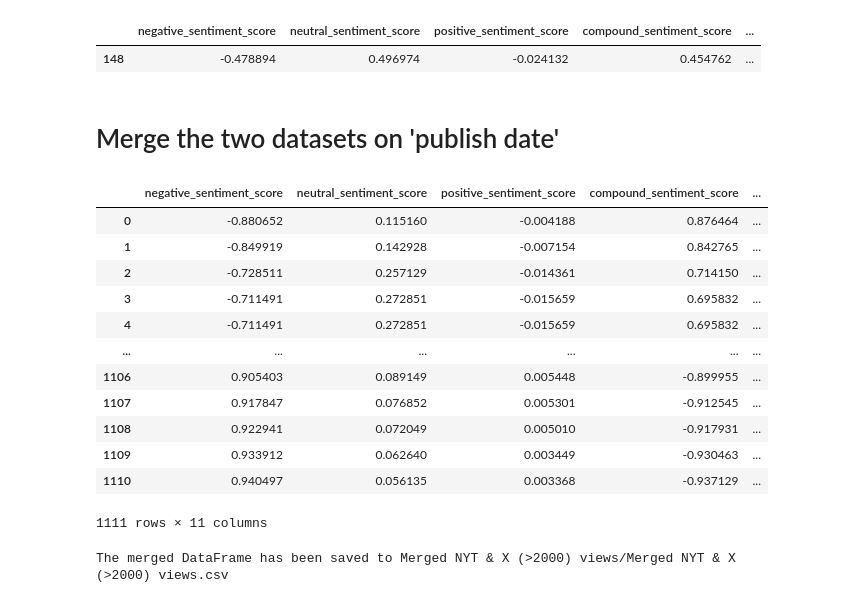
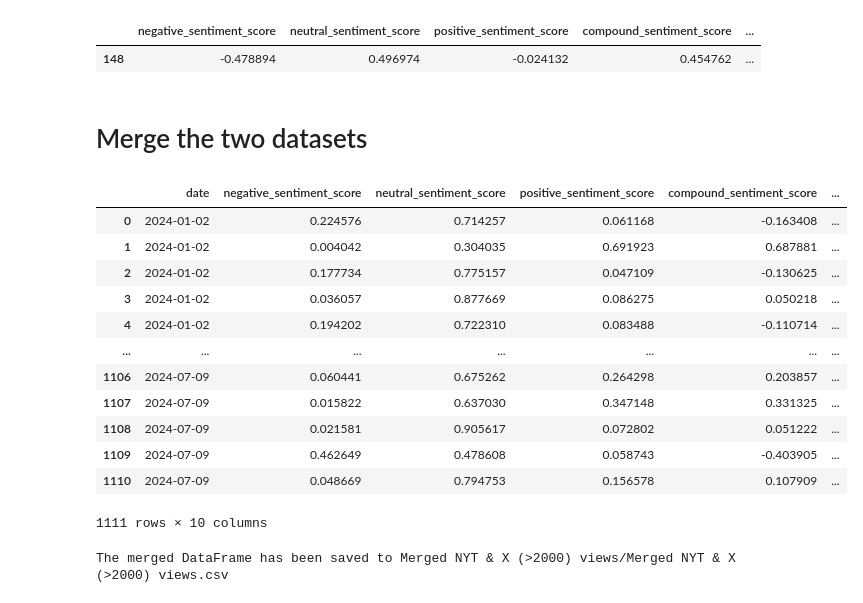
Before and after one commit to StasyChernyshov/Sentiment-Analysis, a Jupyter notebook: Feature Engineering/Feature Engineering 3 - merging NYT & X.ipynb, the cells around one changed output. Saved outputs shown, nothing was run; the diff lists cells and outputs as text; code cells hidden in the pictures.

```diff
--- a/Feature Engineering/Feature Engineering 3 - merging NYT & X.ipynb
+++ b/Feature Engineering/Feature Engineering 3 - merging NYT & X.ipynb
@@ -48,12 +48,12 @@ NYT_articles.head(1)
 # %%
 # Convert 'tweet.created_at' to datetime and create 'publish date' column
 X_articles['tweet.created_at'] = pd.to_datetime(X_articles['tweet.created_at'])
-X_articles['publish date'] = X_articles['tweet.created_at'].dt.date
+X_articles['date'] = X_articles['tweet.created_at'].dt.date
 
 # Rearrange the columns so that 'publish date' comes before 'tweet.created_at'
 cols = list(X_articles.columns)
 created_at_index = cols.index('tweet.created_at')
-cols.insert(created_at_index, cols.pop(cols.index('publish date')))
+cols.insert(created_at_index, cols.pop(cols.index('date')))
 X_articles = X_articles[cols]
 
 # Convert 'tweet.created_at' to datetime and sort by 'tweet.created_at'
@@ -121,25 +121,30 @@ NYT_articles.tail(1)
 |  | negative_sentiment_score | neutral_sentiment_score | positive_sentiment_score | compound_sentiment_score | ... |
 | 148 | -0.478894 | 0.496974 | -0.024132 | 0.454762 | ... |
 # %% [markdown]
-# Merge the two datasets on 'publish date'
+# Merge the two datasets
-# %%
-# Perform an inner merge on the 'publish date' column
-data = pd.merge(NYT_articles, X_articles_over_2000views,how='outer')
-data
-# %% [output]
-|  | negative_sentiment_score | neutral_sentiment_score | positive_sentiment_score | compound_sentiment_score | ... |
-| 0 | -0.880652 | 0.115160 | -0.004188 | 0.876464 | ... |
-| 1 | -0.849919 | 0.142928 | -0.007154 | 0.842765 | ... |
-| 2 | -0.728511 | 0.257129 | -0.014361 | 0.714150 | ... |
-| 3 | -0.711491 | 0.272851 | -0.015659 | 0.695832 | ... |
-| 4 | -0.711491 | 0.272851 | -0.015659 | 0.695832 | ... |
-| ... | ... | ... | ... | ... | ... |
-| 1106 | 0.905403 | 0.089149 | 0.005448 | -0.899955 | ... |
-| 1107 | 0.917847 | 0.076852 | 0.005301 | -0.912545 | ... |
-| 1108 | 0.922941 | 0.072049 | 0.005010 | -0.917931 | ... |
-| 1109 | 0.933912 | 0.062640 | 0.003449 | -0.930463 | ... |
-| 1110 | 0.940497 | 0.056135 | 0.003368 | -0.937129 | ... |
-1111 rows × 11 columns
+# %%
+
+data = pd.merge(NYT_articles, X_articles_over_2000views,how='outer')
+# Reordering the columns so that 'publish date' is the first column
+cols = ['date'] + [col for col in data.columns if col != 'date']
+data = data[cols]
+
+data = data.sort_values(by='date_and_time', ascending=True,).reset_index(drop=True)
+data
+# %% [output]
+|  | date | negative_sentiment_score | neutral_sentiment_score | positive_sentiment_score | compound_sentiment_score | ... |
+| 0 | 2024-01-02 | 0.224576 | 0.714257 | 0.061168 | -0.163408 | ... |
+| 1 | 2024-01-02 | 0.004042 | 0.304035 | 0.691923 | 0.687881 | ... |
+| 2 | 2024-01-02 | 0.177734 | 0.775157 | 0.047109 | -0.130625 | ... |
+| 3 | 2024-01-02 | 0.036057 | 0.877669 | 0.086275 | 0.050218 | ... |
+| 4 | 2024-01-02 | 0.194202 | 0.722310 | 0.083488 | -0.110714 | ... |
+| ... | ... | ... | ... | ... | ... | ... |
+| 1106 | 2024-07-09 | 0.060441 | 0.675262 | 0.264298 | 0.203857 | ... |
+| 1107 | 2024-07-09 | 0.015822 | 0.637030 | 0.347148 | 0.331325 | ... |
+| 1108 | 2024-07-09 | 0.021581 | 0.905617 | 0.072802 | 0.051222 | ... |
+| 1109 | 2024-07-09 | 0.462649 | 0.478608 | 0.058743 | -0.403905 | ... |
+| 1110 | 2024-07-09 | 0.048669 | 0.794753 | 0.156578 | 0.107909 | ... |
+1111 rows × 10 columns
 # %%
 # Save the merged DataFrame to a new CSV file
 output_path = 'Merged NYT & X (>2000) views/Merged NYT & X (>2000) views.csv'
```
Also changed, not shown: 6 other files.
